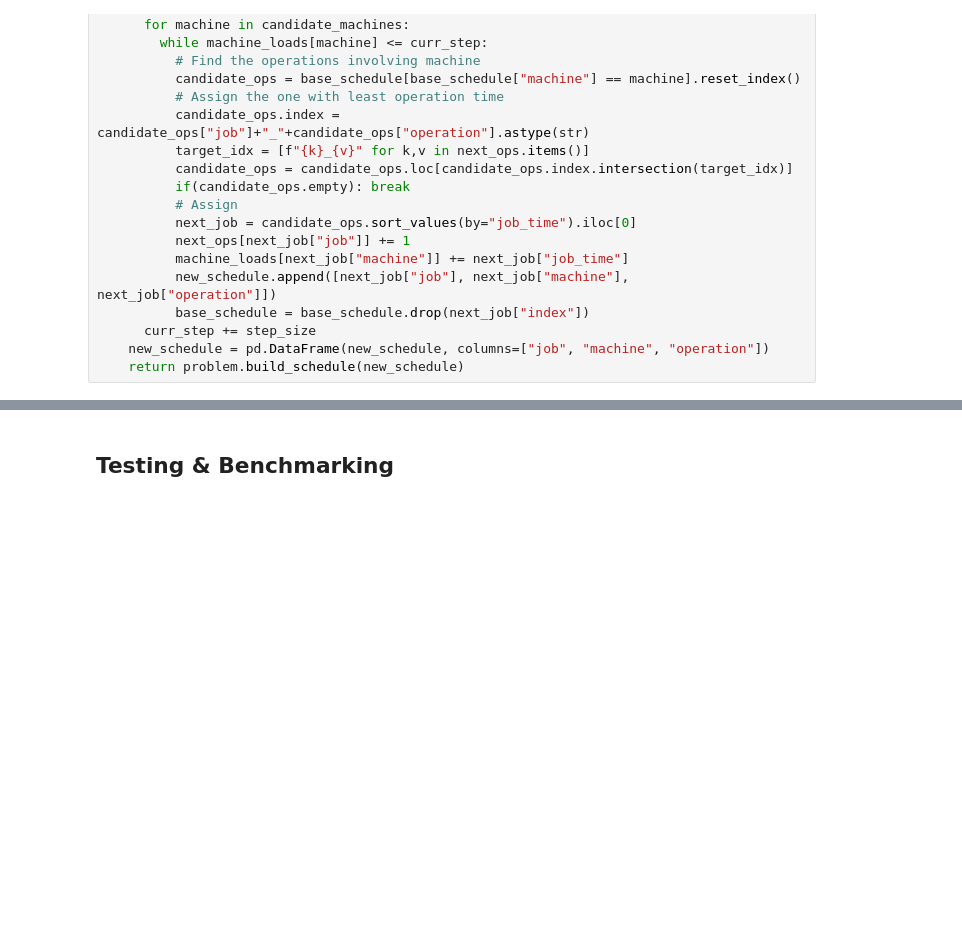
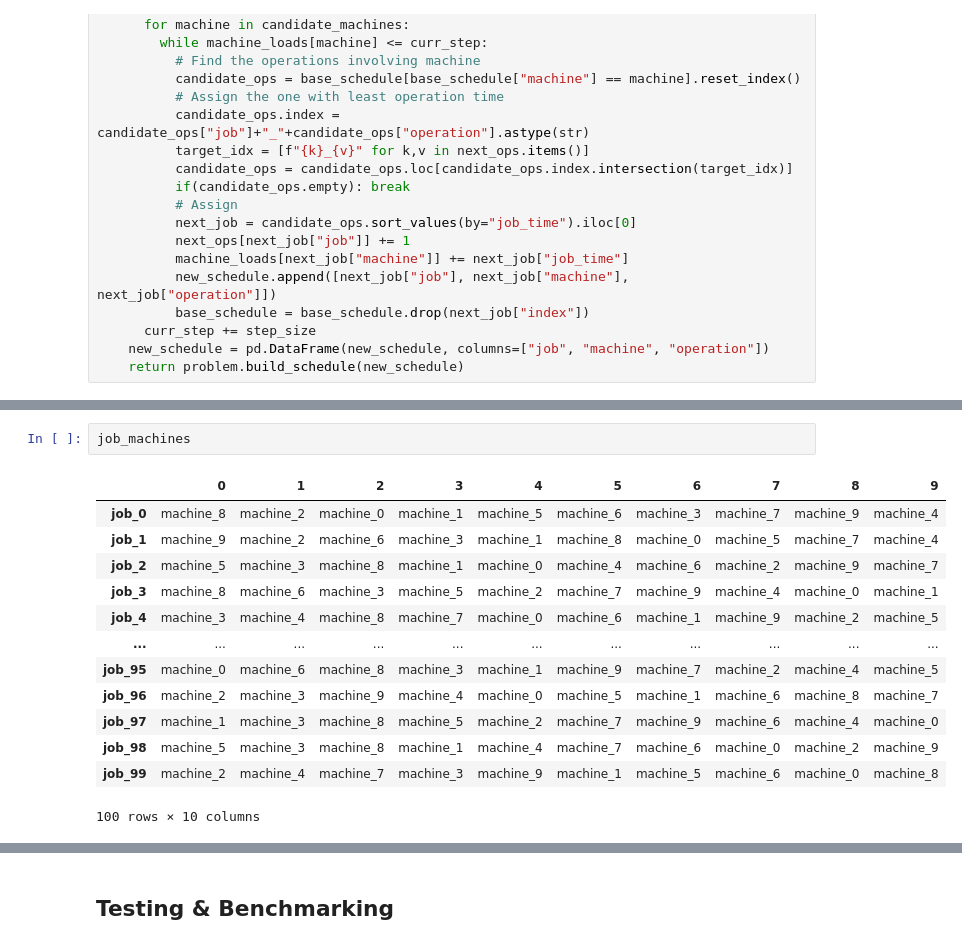
Before and after one commit to Carlitos5336/ai-tutorials, a Jupyter notebook: AI Planning/Job Scheduling/Job Scheduling.ipynb, the cells around one changed output, grey strips where cells are left out. Drawn from its saved outputs; the diff is of its cells as text; blank space fills up the shorter version.

```diff
--- a/AI Planning/Job Scheduling/Job Scheduling.ipynb
+++ b/AI Planning/Job Scheduling/Job Scheduling.ipynb
@@ -563,0 +564,16 @@ print(JobSchedulingProblem.compute_metrics(SPTSolver.solve(problem)))
+# %%
+job_machines
+# %% [output]
+|  | 0 | 1 | 2 | 3 | 4 | 5 | 6 | 7 | 8 | 9 |
+| job_0 | machine_8 | machine_2 | machine_0 | machine_1 | machine_5 | machine_6 | machine_3 | machine_7 | machine_9 | machine_4 |
+| job_1 | machine_9 | machine_2 | machine_6 | machine_3 | machine_1 | machine_8 | machine_0 | machine_5 | machine_7 | machine_4 |
+| job_2 | machine_5 | machine_3 | machine_8 | machine_1 | machine_0 | machine_4 | machine_6 | machine_2 | machine_9 | machine_7 |
+| job_3 | machine_8 | machine_6 | machine_3 | machine_5 | machine_2 | machine_7 | machine_9 | machine_4 | machine_0 | machine_1 |
+| job_4 | machine_3 | machine_4 | machine_8 | machine_7 | machine_0 | machine_6 | machine_1 | machine_9 | machine_2 | machine_5 |
+| ... | ... | ... | ... | ... | ... | ... | ... | ... | ... | ... |
+| job_95 | machine_0 | machine_6 | machine_8 | machine_3 | machine_1 | machine_9 | machine_7 | machine_2 | machine_4 | machine_5 |
+| job_96 | machine_2 | machine_3 | machine_9 | machine_4 | machine_0 | machine_5 | machine_1 | machine_6 | machine_8 | machine_7 |
+| job_97 | machine_1 | machine_3 | machine_8 | machine_5 | machine_2 | machine_7 | machine_9 | machine_6 | machine_4 | machine_0 |
+| job_98 | machine_5 | machine_3 | machine_8 | machine_1 | machine_4 | machine_7 | machine_6 | machine_0 | machine_2 | machine_9 |
+| job_99 | machine_2 | machine_4 | machine_7 | machine_3 | machine_9 | machine_1 | machine_5 | machine_6 | machine_0 | machine_8 |
+100 rows × 10 columns
```
Also changed, not shown: parts of 4 cells of this notebook, 4 other files.
